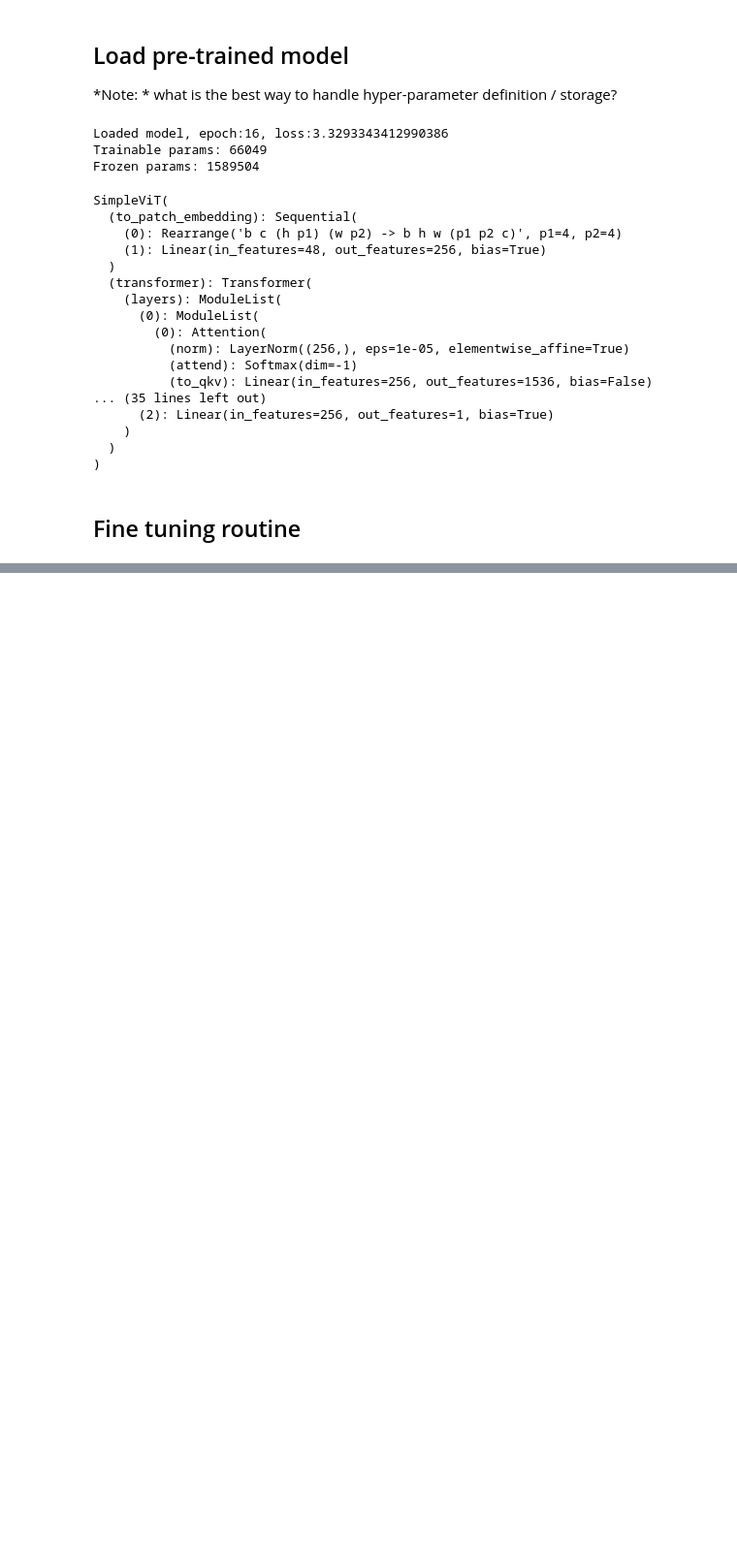
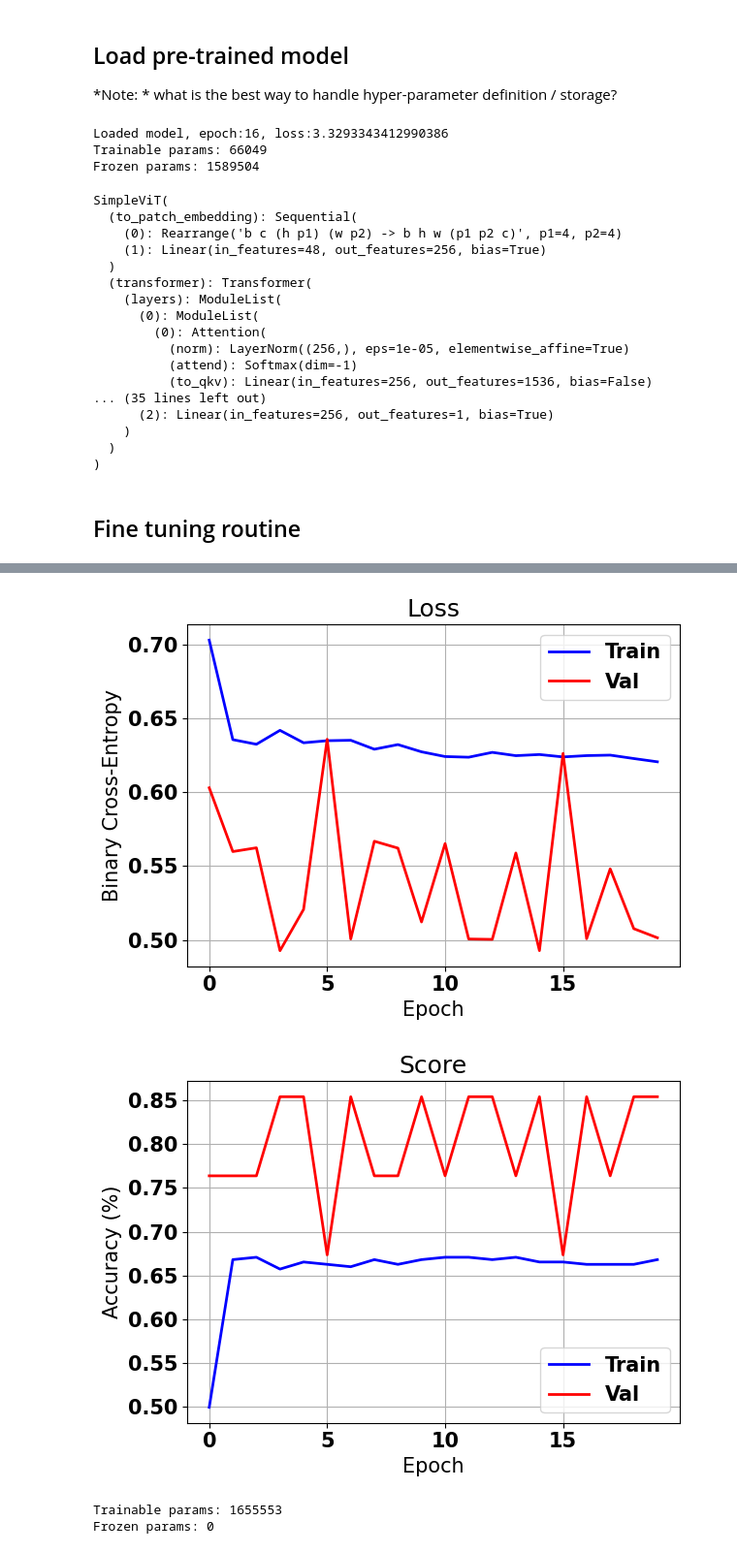
Before and after one commit to plrodrigues/TAAC_AnomalyDetection_in_MVTecDataset, a Jupyter notebook: notebooks/nb_4_ViT_mvtec_training.ipynb, the cells around one changed output, grey strips where cells are left out. Shown: that part at 97% size. Cells and saved outputs as stored; diff of their text form; code cells hidden in the pictures; blank space fills up the shorter version.

```diff
--- a/notebooks/nb_4_ViT_mvtec_training.ipynb
+++ b/notebooks/nb_4_ViT_mvtec_training.ipynb
@@ -314,0 +315,40 @@ Train loss: 0.642 | train acc = 0.657
+# %%
+# Plot loss and accuracy
+with plt.rc_context(rc={'font.size': 15, 'font.weight': 'bold'}):
+    plt.figure()
+    plt.title("Loss")
+    plt.plot(train_loss, lw=2.0, c="b", label="Train")
+    plt.plot(val_loss, lw=2.0, c="r", label="Val")
+    plt.xlabel("Epoch")
+    plt.ylabel("Binary Cross-Entropy")
+    plt.legend()
+    plt.grid()
+    plt.tight_layout()
+    plt.show()
+    ####
+    plt.figure()
+    plt.title("Score")
+    plt.plot(train_acc, lw=2.0, c="b", label="Train")
+    plt.plot(val_acc, lw=2.0, c="r", label="Val")
+    plt.xlabel("Epoch")
+    plt.ylabel("Accuracy (%)")
+    plt.legend()
+    plt.grid()
+    plt.tight_layout()
+    plt.show()
+# %% [output]
+[figure, added]
+[figure, added]
+# %%
+LEARNING_RATE = 1e-5
+NUM_EPOCHS = 20
+
+for p in model.parameters():
+    p.requires_grad = True
+
+
+print(f"Trainable params: {count_trainable_parameters(model)}")
+print(f"Frozen params: {count_frozen_parameters(model)}")
+# %% [output]
+Trainable params: 1655553
+Frozen params: 0
```
Also changed, not shown: parts of 6 cells of this notebook, 4 other files.
